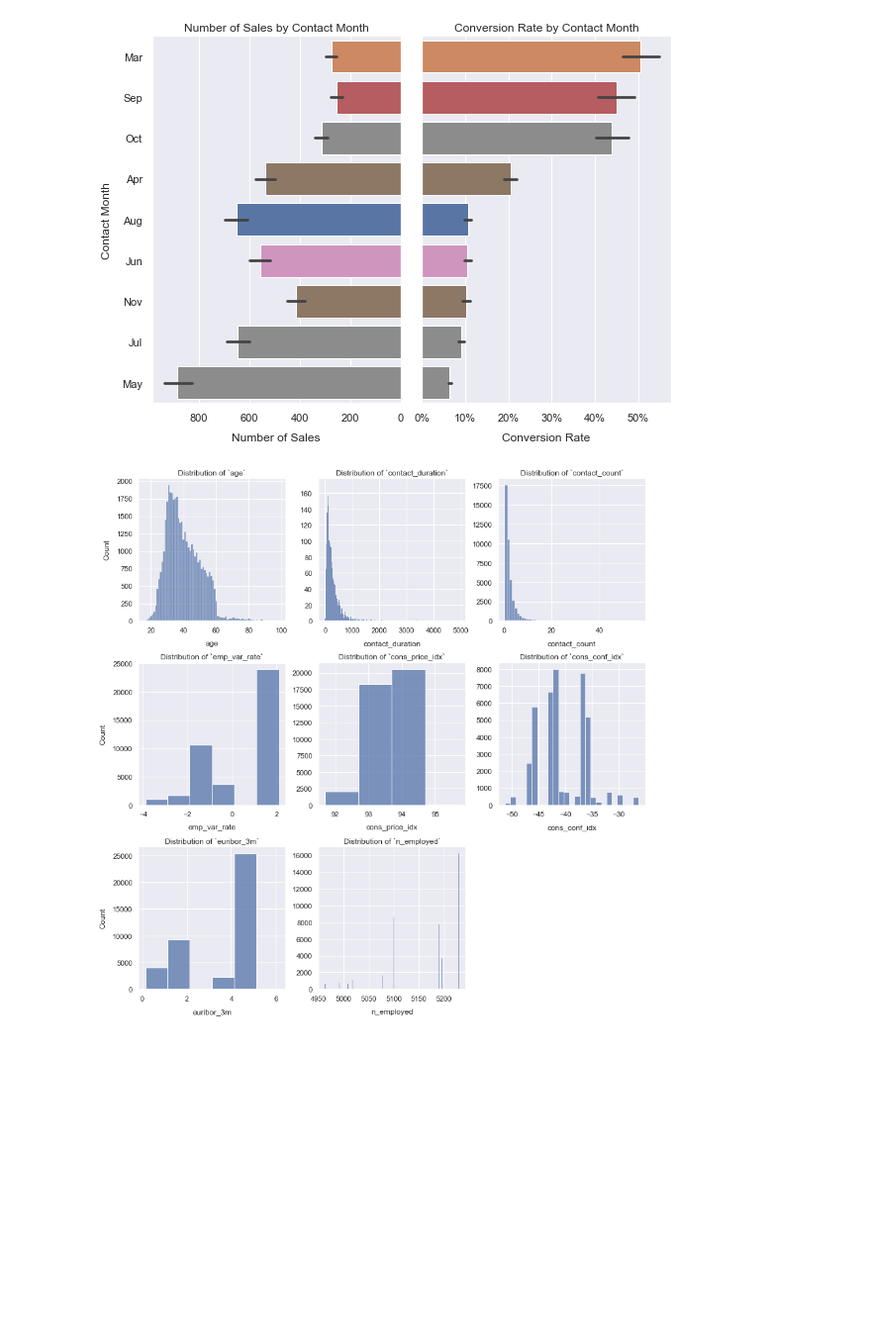
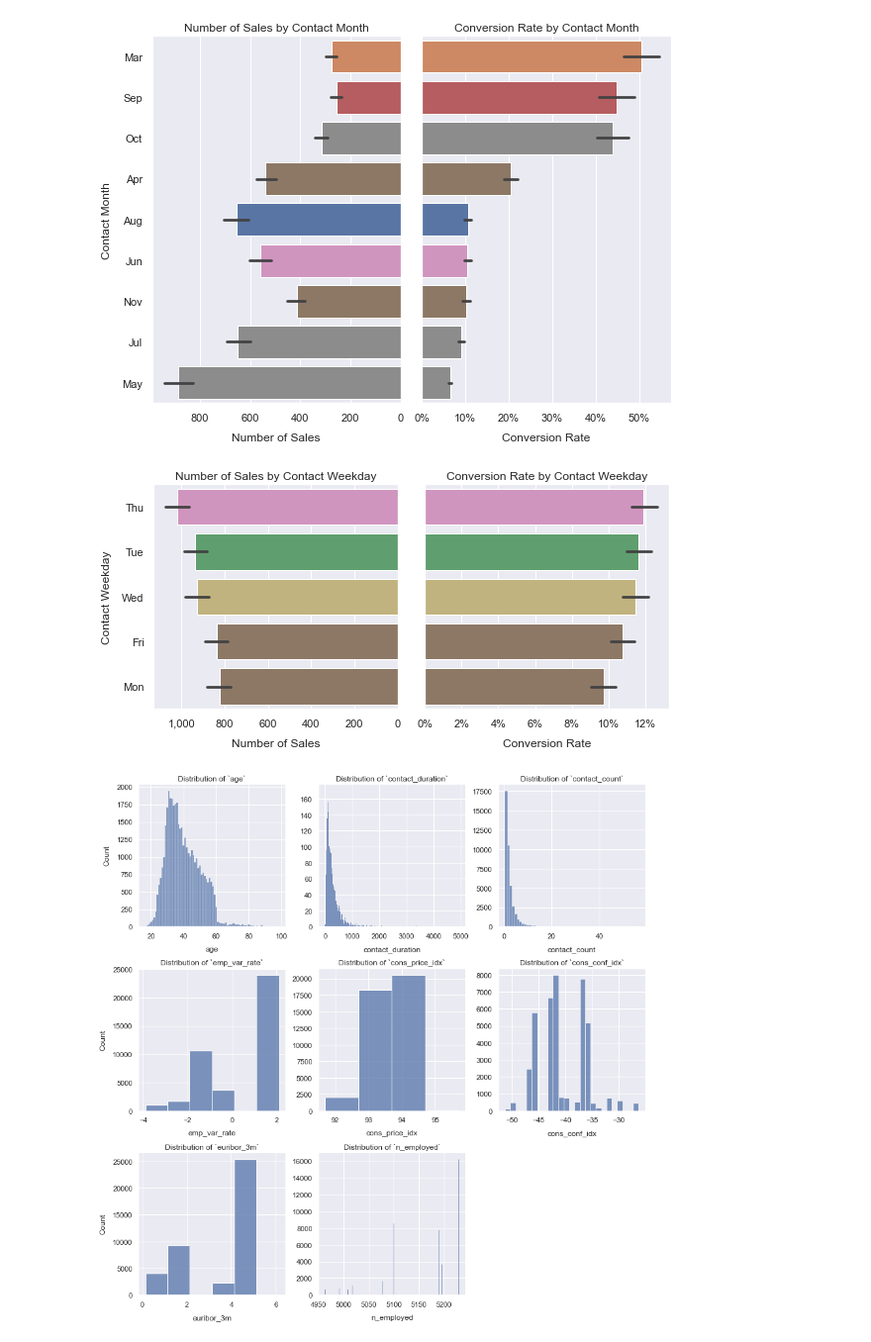
Before and after one commit to ndgigliotti/dsc-phase-3-project, a Jupyter notebook: main_notebook.ipynb, the cells around one changed output. Shown at 99% size. Saved outputs shown, nothing was run; the diff lists cells and outputs as text; code cells hidden in the pictures; blank space fills up the shorter version.

```diff
--- a/main_notebook.ipynb
+++ b/main_notebook.ipynb
@@ -559,8 +561,3 @@ plotting.pair_corr_heatmap(data=dummies, scale=.6, fmt=".2f")
 del dummies
 # %% [output]
 [figure]
-# %%
-fig, ax = plt.subplots(figsize=(8, 5))
-sns.lineplot(data=df, x="contact_month", y="invested", ax=ax)
-ax.yaxis.set_major_formatter(ticker.PercentFormatter(xmax=1))
-ax.set(title="Conversion Rate by Month", ylabel="Conversion Rate", xlabel="Month")
@@ -617,6 +604,10 @@ conversion_bars(data=df, y="marital", size=(4, 3));
 conversion_bars(data=df, y="contact_month", size=(4, 6));
 # %% [output]
 [figure]
+# %%
+conversion_bars(data=df, y="contact_weekday", size=(4, 4));
+# %% [output]
+[figure, added]
 # %%
 plotting.multi_dist(data=df[utils.true_numeric_cols(df)],
                     discrete=True,
```
Also changed, not shown: parts of 41 cells of this notebook, 4 other files.
